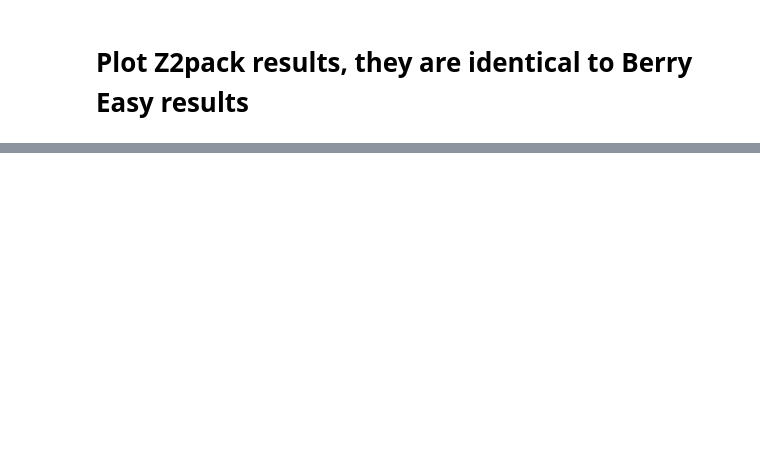
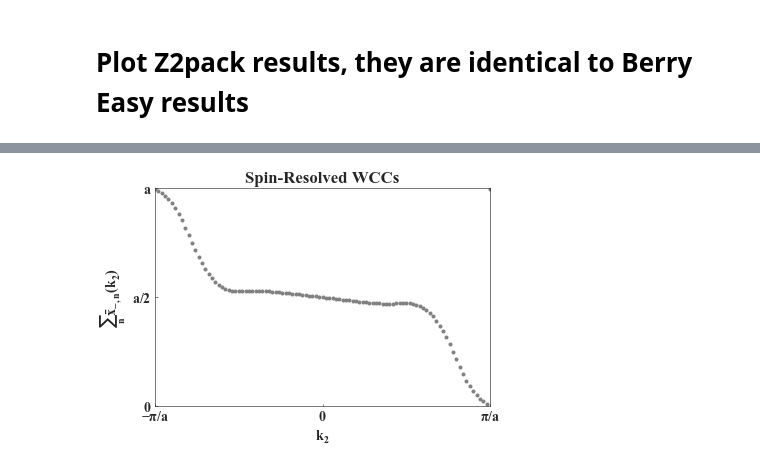
Before and after one commit to actyner/BerryEasy, a Jupyter notebook: BerryEasy-Documentation-GPU.ipynb, the cells around one changed output, grey strips where cells are left out. Drawn from its saved outputs; the diff is of its cells as text; code cells hidden in the pictures; blank space fills up the shorter version.

```diff
--- a/BerryEasy-Documentation-GPU.ipynb
+++ b/BerryEasy-Documentation-GPU.ipynb
@@ -512,0 +569,21 @@ plt.show()
+# %%
+from math import pi
+vec=lambda t1, t2: [t2, t1, 0]
+ds=100
+bnds=range(6)
+rvec = np.array(lat.reciprocal_vectors())
+WCCx=be.WSpinSurf(vec,model,bnds,ds,ds,op,rvec)
+plt.rcParams["font.family"] = "Times New Roman"
+plt.rcParams.update({'font.size': 14})
+plt.plot(np.sum(np.array(WCCx).reshape(101,3),1)%(2*np.pi),'.',c='gray')
+plt.ylim(0,2*pi)
+plt.xlim(0,20)
+plt.yticks([0,pi,2*pi],[r'$0$',r'$a/2$',r'$a$'])
+plt.xlabel(r'$k_{2}$')
+plt.xticks([0,50,100],[r'$-\pi/a$',r'$0$',r'$\pi/a$'])
+plt.ylabel(r'$\sum_{n}\bar{x}_{-,n}(k_{2})$')
+plt.title('Spin-Resolved WCCs')
+#plt.savefig('Bi_SpinResolved_WCC.png')
+plt.show()
+# %% [output]
+[figure, added]
```
Also changed, not shown: parts of 29 cells of this notebook.
